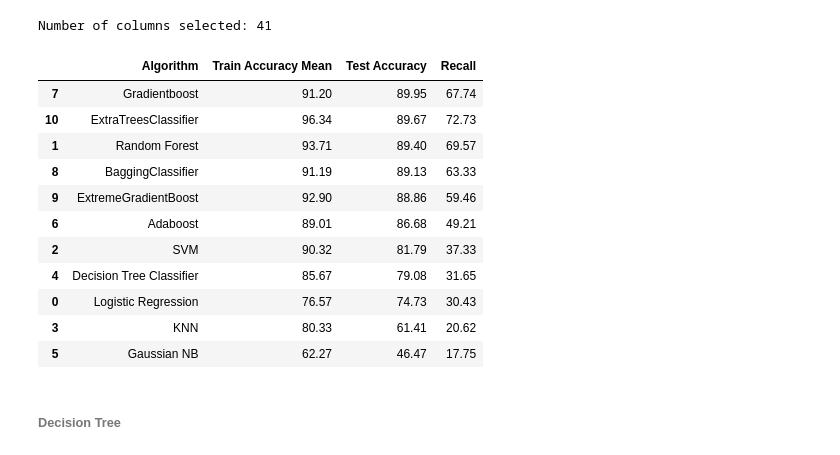
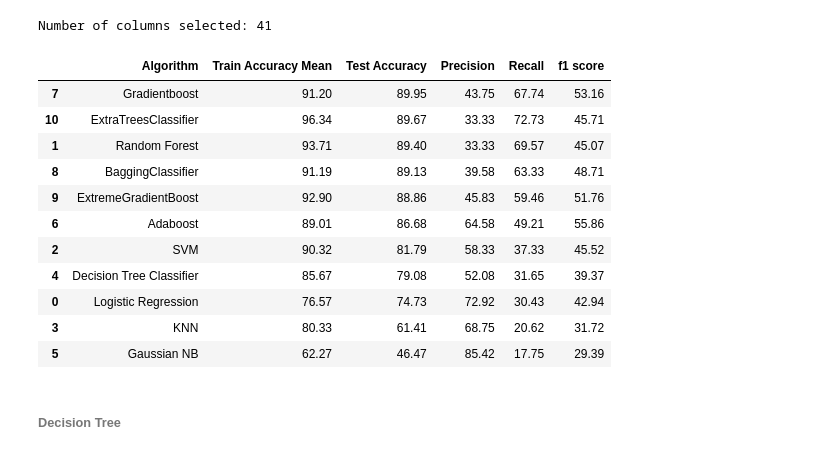
Before and after one commit to evelynpehty/Predicting-the-Risk-of-Employee-Attrition-, a Jupyter notebook: project model.ipynb, the cells around one changed output. Cells and saved outputs as stored; diff of their text form; code cells hidden in the pictures.

```diff
--- a/project model.ipynb
+++ b/project model.ipynb
@@ -452,7 +452,7 @@ def feature_selection_model(model, xtrain,ytrain, xtest):
     return xtrain.iloc[:, rfecv.support_], xtest.iloc[:, rfecv.support_]
 # %%
 # set table to table to populate with performance results
-col = ['Algorithm','Train Accuracy Mean', 'Test Accuracy', "Recall"]
+col = ['Algorithm','Train Accuracy Mean','Test Accuracy', 'Precision', 'Recall','f1 score']
 
 def runfsmodel(X_train_importance, y_train_importance, x_test_importance):
     train_acc_results = []
@@ -487,7 +487,7 @@ def runfsmodel(X_train_importance, y_train_importance, x_test_importance):
         f1 = round((2*precision*recall)/(precision + recall),4)
 
         names.append(name)
-        df_results.loc[i] = [name, round(cv_acc_results.mean()*100, 2), round(test_accuracy*100,2), round(recall*100,2)]
+        df_results.loc[i] = [name, round(cv_acc_results.mean()*100, 2), round(test_accuracy*100,2), round(precision*100,2), round(recall*100,2), round(f1*100,2)]
 
         i += 1
 
@@ -507,20 +507,20 @@ Number of columns selected: 41
 # %%
 LR_fs_result = runfsmodel(LR_X_train_importance, y_train, LR_X_test_importance)
 # %%
-LR_fs_result.sort_values(by=['Test Accuracy', 'Recall'], ascending=False)
+LR_fs_result.sort_values(by=['Test Accuracy', 'f1 score'], ascending=False)
 # %% [output]
-|  | Algorithm | Train Accuracy Mean | Test Accuracy | Recall |
-| 7 | Gradientboost | 91.20 | 89.95 | 67.74 |
-| 10 | ExtraTreesClassifier | 96.34 | 89.67 | 72.73 |
-| 1 | Random Forest | 93.71 | 89.40 | 69.57 |
-| 8 | BaggingClassifier | 91.19 | 89.13 | 63.33 |
-| 9 | ExtremeGradientBoost | 92.90 | 88.86 | 59.46 |
-| 6 | Adaboost | 89.01 | 86.68 | 49.21 |
-| 2 | SVM | 90.32 | 81.79 | 37.33 |
-| 4 | Decision Tree Classifier | 85.67 | 79.08 | 31.65 |
-| 0 | Logistic Regression | 76.57 | 74.73 | 30.43 |
-| 3 | KNN | 80.33 | 61.41 | 20.62 |
-| 5 | Gaussian NB | 62.27 | 46.47 | 17.75 |
+|  | Algorithm | Train Accuracy Mean | Test Accuracy | Precision | Recall | f1 score |
+| 7 | Gradientboost | 91.20 | 89.95 | 43.75 | 67.74 | 53.16 |
+| 10 | ExtraTreesClassifier | 96.34 | 89.67 | 33.33 | 72.73 | 45.71 |
+| 1 | Random Forest | 93.71 | 89.40 | 33.33 | 69.57 | 45.07 |
+| 8 | BaggingClassifier | 91.19 | 89.13 | 39.58 | 63.33 | 48.71 |
+| 9 | ExtremeGradientBoost | 92.90 | 88.86 | 45.83 | 59.46 | 51.76 |
+| 6 | Adaboost | 89.01 | 86.68 | 64.58 | 49.21 | 55.86 |
+| 2 | SVM | 90.32 | 81.79 | 58.33 | 37.33 | 45.52 |
+| 4 | Decision Tree Classifier | 85.67 | 79.08 | 52.08 | 31.65 | 39.37 |
+| 0 | Logistic Regression | 76.57 | 74.73 | 72.92 | 30.43 | 42.94 |
+| 3 | KNN | 80.33 | 61.41 | 68.75 | 20.62 | 31.72 |
+| 5 | Gaussian NB | 62.27 | 46.47 | 85.42 | 17.75 | 29.39 |
 # %% [markdown]
 ###### Decision Tree
 # %%
```
Also changed, not shown: parts of 20 cells of this notebook, 2 other files.
